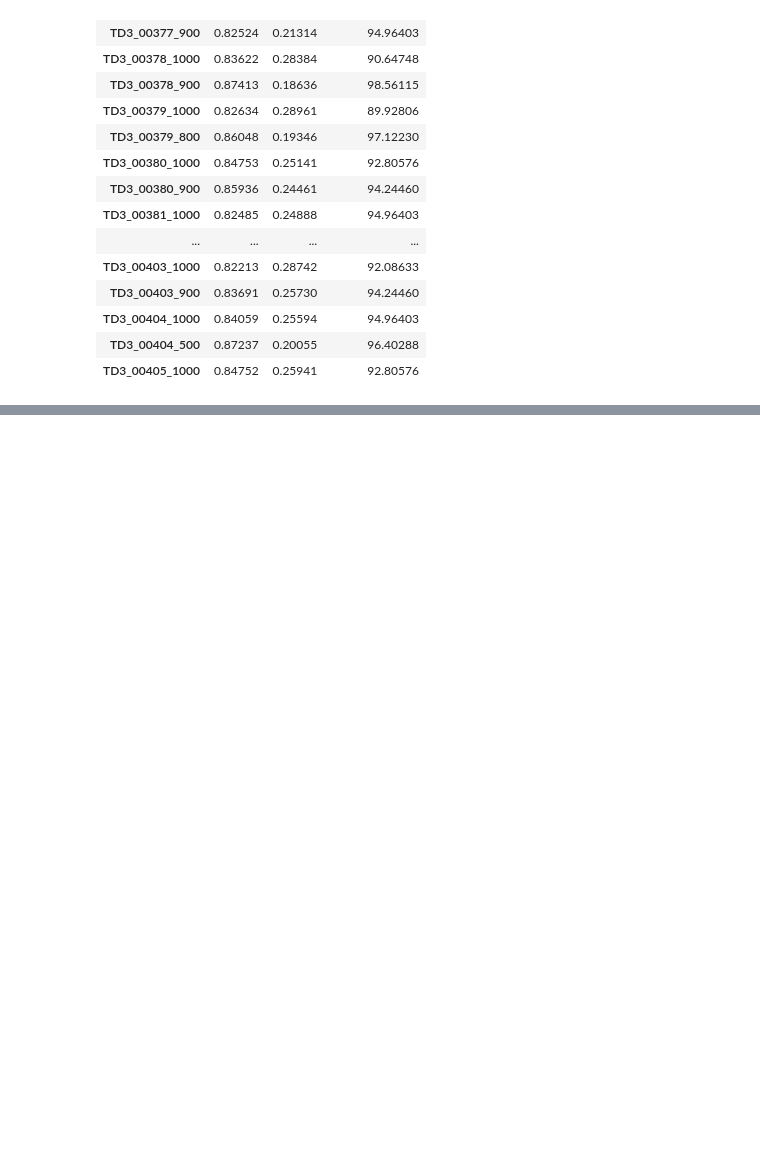
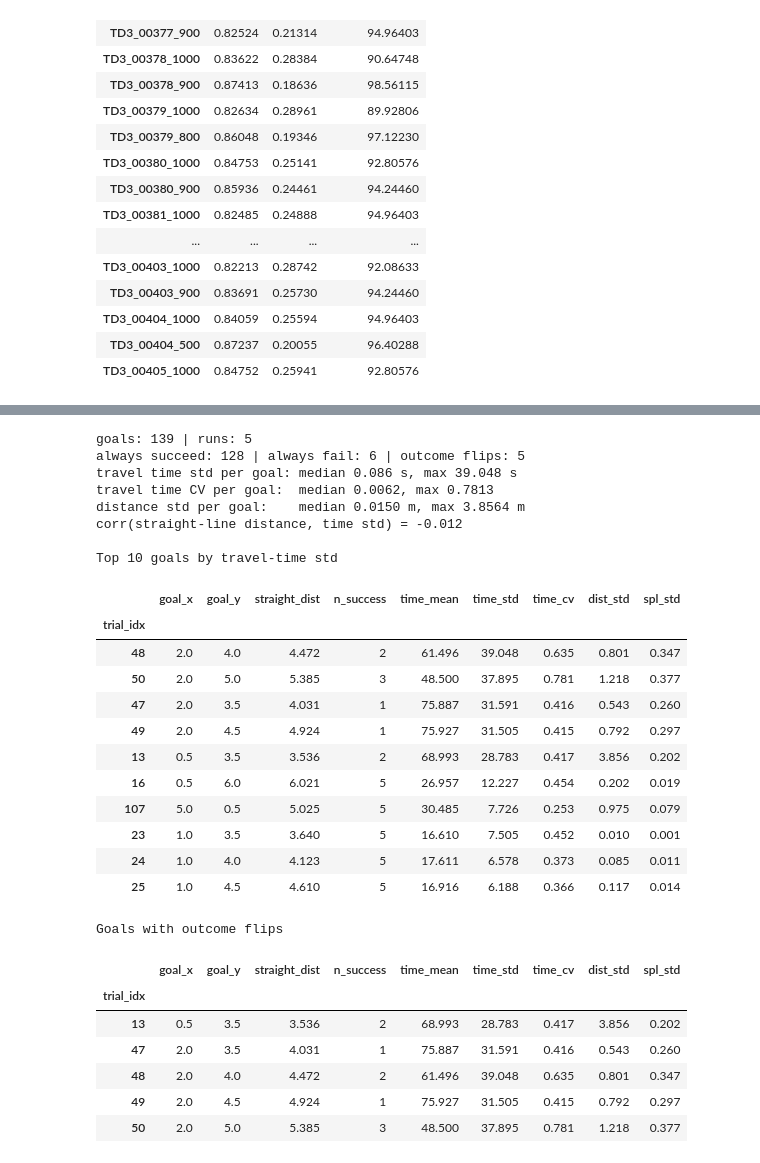
Before and after one commit to MinhNguyen2000/X3_ROS2_ws, a Jupyter notebook: scripts/G2G_analysis.ipynb, the cells around one changed output, grey strips where cells are left out. Drawn from its saved outputs; the diff is of its cells as text; code cells hidden in the pictures; blank space fills up the shorter version.

```diff
--- a/scripts/G2G_analysis.ipynb
+++ b/scripts/G2G_analysis.ipynb
@@ -140,0 +190,61 @@ TD3_delta* success: 92.302 ± 6.079
+# %%
+def stack(col):
+    return pd.DataFrame({r: runs[r][col] for r in run_ids})
+
+succ = stack('success').astype(int)
+time_ = stack('travel_time')
+dist = stack('distance_traveled_odom')
+spl_ = stack('spl')
+
+per_goal = ref.copy()
+per_goal['straight_dist'] = runs[run_ids[0]]['straight_line_distance']
+per_goal['n_success'] = succ.sum(axis=1)
+per_goal['time_mean'] = time_.mean(axis=1)
+per_goal['time_std'] = time_.std(axis=1, ddof=1)
+per_goal['time_cv'] = per_goal['time_std'] / per_goal['time_mean']
+per_goal['dist_std'] = dist.std(axis=1, ddof=1)
+per_goal['spl_std'] = spl_.std(axis=1, ddof=1)
+
+flips = per_goal[(per_goal['n_success'] > 0) & (per_goal['n_success'] < n_runs)]
+always_fail = per_goal[per_goal['n_success'] == 0]
+print(f"goals: {len(per_goal)} | runs: {n_runs}")
+print(f"always succeed: {(per_goal['n_success'] == n_runs).sum()} | always fail: {len(always_fail)} | outcome flips: {len(flips)}")
+print(f"travel time std per goal: median {per_goal['time_std'].median():.3f} s, max {per_goal['time_std'].max():.3f} s")
+print(f"travel time CV per goal:  median {per_goal['time_cv'].median():.4f}, max {per_goal['time_cv'].max():.4f}")
+print(f"distance std per goal:    median {per_goal['dist_std'].median():.4f} m, max {per_goal['dist_std'].max():.4f} m")
+print(f"corr(straight-line distance, time std) = {per_goal['straight_dist'].corr(per_goal['time_std']):.3f}")
+
+print('\nTop 10 goals by travel-time std')
+display(per_goal.sort_values('time_std', ascending=False).head(10).round(3))
+if len(flips):
+    print('Goals with outcome flips')
+    display(flips.round(3))
+# %% [output]
+goals: 139 | runs: 5
+always succeed: 128 | always fail: 6 | outcome flips: 5
+travel time std per goal: median 0.086 s, max 39.048 s
+travel time CV per goal:  median 0.0062, max 0.7813
+distance std per goal:    median 0.0150 m, max 3.8564 m
+corr(straight-line distance, time std) = -0.012
+
+Top 10 goals by travel-time std
+|  | goal_x | goal_y | straight_dist | n_success | time_mean | time_std | time_cv | dist_std | spl_std |
+| trial_idx |  |  |  |  |  |  |  |  |  |
+| 48 | 2.0 | 4.0 | 4.472 | 2 | 61.496 | 39.048 | 0.635 | 0.801 | 0.347 |
+| 50 | 2.0 | 5.0 | 5.385 | 3 | 48.500 | 37.895 | 0.781 | 1.218 | 0.377 |
+| 47 | 2.0 | 3.5 | 4.031 | 1 | 75.887 | 31.591 | 0.416 | 0.543 | 0.260 |
+| 49 | 2.0 | 4.5 | 4.924 | 1 | 75.927 | 31.505 | 0.415 | 0.792 | 0.297 |
+| 13 | 0.5 | 3.5 | 3.536 | 2 | 68.993 | 28.783 | 0.417 | 3.856 | 0.202 |
+| 16 | 0.5 | 6.0 | 6.021 | 5 | 26.957 | 12.227 | 0.454 | 0.202 | 0.019 |
+| 107 | 5.0 | 0.5 | 5.025 | 5 | 30.485 | 7.726 | 0.253 | 0.975 | 0.079 |
+| 23 | 1.0 | 3.5 | 3.640 | 5 | 16.610 | 7.505 | 0.452 | 0.010 | 0.001 |
+| 24 | 1.0 | 4.0 | 4.123 | 5 | 17.611 | 6.578 | 0.373 | 0.085 | 0.011 |
+| 25 | 1.0 | 4.5 | 4.610 | 5 | 16.916 | 6.188 | 0.366 | 0.117 | 0.014 |
+Goals with outcome flips
+|  | goal_x | goal_y | straight_dist | n_success | time_mean | time_std | time_cv | dist_std | spl_std |
+| trial_idx |  |  |  |  |  |  |  |  |  |
+| 13 | 0.5 | 3.5 | 3.536 | 2 | 68.993 | 28.783 | 0.417 | 3.856 | 0.202 |
+| 47 | 2.0 | 3.5 | 4.031 | 1 | 75.887 | 31.591 | 0.416 | 0.543 | 0.260 |
+| 48 | 2.0 | 4.0 | 4.472 | 2 | 61.496 | 39.048 | 0.635 | 0.801 | 0.347 |
+| 49 | 2.0 | 4.5 | 4.924 | 1 | 75.927 | 31.505 | 0.415 | 0.792 | 0.297 |
+| 50 | 2.0 | 5.0 | 5.385 | 3 | 48.500 | 37.895 | 0.781 | 1.218 | 0.377 |
```
Also changed, not shown: parts of 6 cells of this notebook.
